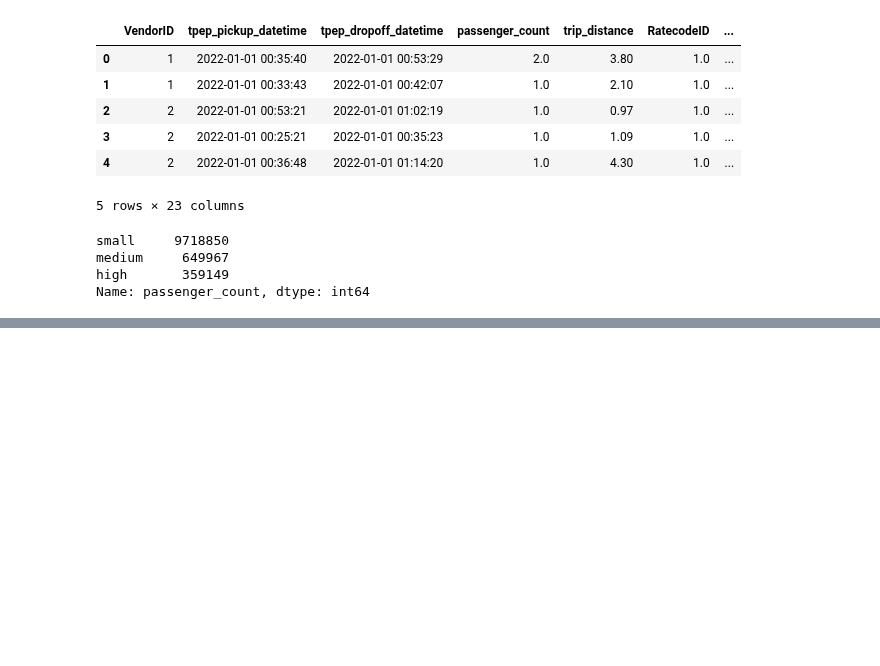
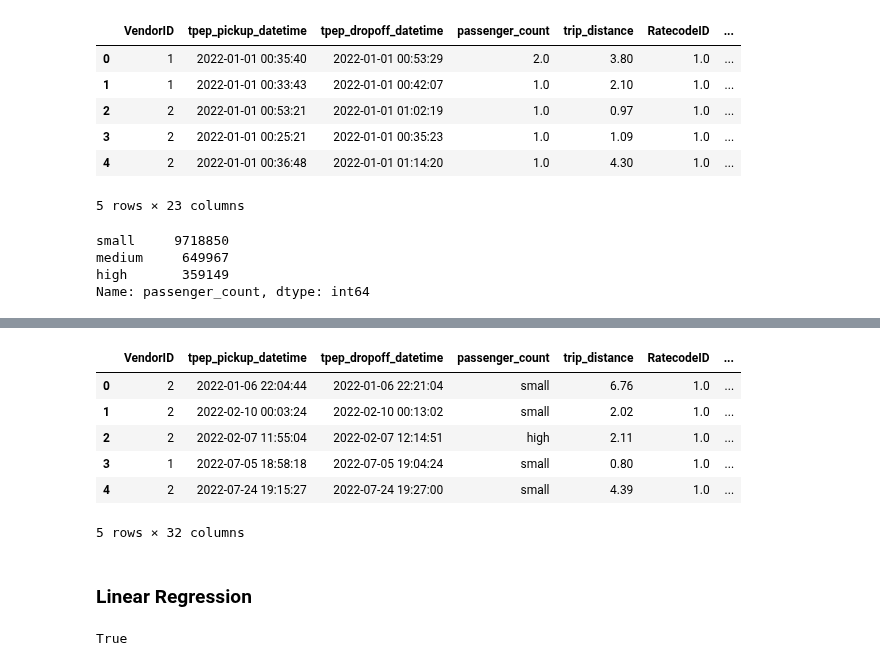
Before and after one commit to Deepti1206/NYC_Taxi_Analysis_ETL, a Jupyter notebook: NYC_Taxi_Analysis_Project.ipynb, the cells around one changed output, grey strips where cells are left out. Cells and saved outputs as stored; diff of their text form; code cells hidden in the pictures; blank space fills up the shorter version.

```diff
--- a/NYC_Taxi_Analysis_Project.ipynb
+++ b/NYC_Taxi_Analysis_Project.ipynb
@@ -297,0 +530,16 @@ Name: passenger_count, dtype: int64
+# %%
+# Including only card payment, since tip on cash payment is not recorded
+
+sample = data[data['payment_type'] == 1].sample(frac=0.05, replace=True, random_state=30034).reset_index(drop=True)
+# %%
+sample.head()
+# %% [output]
+|  | VendorID | tpep_pickup_datetime | tpep_dropoff_datetime | passenger_count | trip_distance | RatecodeID | ... |
+| 0 | 2 | 2022-01-06 22:04:44 | 2022-01-06 22:21:04 | small | 6.76 | 1.0 | ... |
+| 1 | 2 | 2022-02-10 00:03:24 | 2022-02-10 00:13:02 | small | 2.02 | 1.0 | ... |
+| 2 | 2 | 2022-02-07 11:55:04 | 2022-02-07 12:14:51 | high | 2.11 | 1.0 | ... |
+| 3 | 1 | 2022-07-05 18:58:18 | 2022-07-05 19:04:24 | small | 0.80 | 1.0 | ... |
+| 4 | 2 | 2022-07-24 19:15:27 | 2022-07-24 19:27:00 | small | 4.39 | 1.0 | ... |
+5 rows × 32 columns
+# %% [markdown]
+### Linear Regression
@@ -297,0 +557,4 @@ Name: passenger_count, dtype: int64
+# %%
+print(np.isfinite(y_train).all())
+# %% [output]
+True
```
Also changed, not shown: parts of 66 cells of this notebook.
